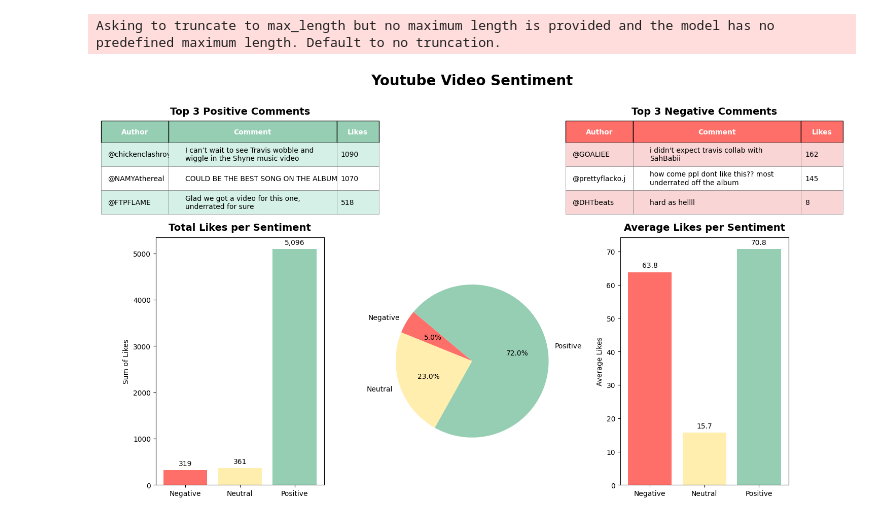
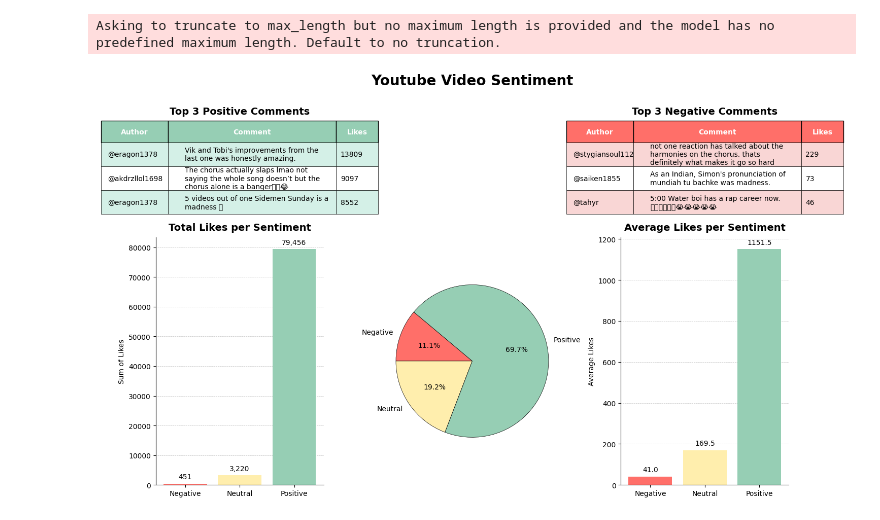
Before and after one commit to ArrafMelon/Youtube-Video-Sentiment, a Jupyter notebook: src/utils/graph.ipynb, the cells around one changed output. Cells and saved outputs as stored; diff of their text form; code cells hidden in the pictures.

Commit message:
changes in graph

```diff
--- a/src/utils/graph.ipynb
+++ b/src/utils/graph.ipynb
@@ -1,6 +0,0 @@
-# %%
-import sentimentScore
-
-df = sentimentScore.get_score("M5iHI0nsVZc")
-# %% [output]
-Asking to truncate to max_length but no maximum length is provided and the model has no predefined maximum length. Default to no truncation.
@@ -14,6 +7,9 @@ import pandas as pd
 import matplotlib.gridspec as gridspec
 from textwrap import wrap
 # %%
+df = sentimentScore.get_score("9W5hNKsSWlg")
+df = df.rename(columns={'Number of Likes': 'Likes'})
+
 # Pie chart data
 sentiment_counts = df['Predicted_class'].value_counts().sort_index()
 sentiment_labels = ['Negative', 'Neutral', 'Positive']
@@ -33,7 +29,6 @@ top_neg['Comment'] = wrap_comments(top_neg['Comment'])
 fig = plt.figure(figsize=(15, 10))
 gs = fig.add_gridspec(4, 3, height_ratios=[0.5, 1, 1, 2])
 
-# Main big title at the top spanning all columns
 fig.suptitle("Youtube Video Sentiment", fontsize=20, fontweight='bold', y=0.85)
 
 def prettify_table(ax, data, title, header_color, row_colors):
@@ -56,56 +51,60 @@ def prettify_table(ax, data, title, header_color, row_colors):
         else:
             cell.set_facecolor(row_colors[(row - 1) % len(row_colors)])
             cell.set_linewidth(0.5)
-            cell.set_edgecolor('gray')
+            cell.set_edgecolor('black')
             if col == 2:
                 cell._loc = 'center'
             else:
                 cell._loc = 'left'
 
     table.scale(1, 3)
-    # Move title a bit up so it's above the table nicely
     ax.set_title(title, fontsize=14, pad=25, fontweight="bold")
     return table
 
-# Top Positive Comments Table moved to second row, first col
 ax_pos = fig.add_subplot(gs[1, 0])
 prettify_table(ax_pos, top_pos, "Top 3 Positive Comments", header_color='#96ceb4', row_colors=['#d4f0e7', 'white'])
 
-# Top Negative Comments Table moved to second row, third col
 ax_neg = fig.add_subplot(gs[1, 2])
 prettify_table(ax_neg, top_neg, "Top 3 Negative Comments", header_color='#ff6f69', row_colors=['#f9d6d5', 'white'])
 
-# Calculate sum of likes per sentiment class
+# Sum of likes per class
 likes_sum = df.groupby('Predicted_class')['Likes'].sum().reindex([0,1,2])
-# Convert to labels order
-
 likes_sum = likes_sum.fillna(0)
 
-# Sum of likes per class
 ax_bar = fig.add_subplot(gs[2:, 0])
 ax_bar.bar(sentiment_labels, likes_sum, color=colors)
 ax_bar.set_title("Total Likes per Sentiment", fontsize=14, fontweight="bold",pad="10")
 ax_bar.set_ylabel("Sum of Likes")
+ax_bar.grid(True, which='both', axis='y', color='grey', linestyle='--', linewidth=0.5, alpha=0.5)
+ax_bar.set_axisbelow(True)
+ax_bar.spines['top'].set_visible(False)
+ax_bar.spines['right'].set_visible(False)
 max_likes = likes_sum.max()
 for i, total_likes in enumerate(likes_sum):
     ax_bar.text(i, total_likes + max_likes*0.02, f"{total_likes:,}", ha='center', fontsize=10)
 
+# Average likes per class
 likes_avg = df.groupby('Predicted_class')['Likes'].mean().reindex([0,1,2]).fillna(0)
-# Average likes per class
+
 ax_avg = fig.add_subplot(gs[2:, 2])
 ax_avg.bar(sentiment_labels, likes_avg, color=colors)
 ax_avg.set_title("Average Likes per Sentiment", fontsize=14, fontweight='bold',pad="10")
 ax_avg.set_ylabel("Average Likes")
+ax_avg.grid(True, which='both', axis='y', color='grey', linestyle='--', linewidth=0.5, alpha=0.5)
+ax_avg.set_axisbelow(True)
+ax_avg.spines['top'].set_visible(False)
+ax_avg.spines['right'].set_visible(False)
 max_avg = likes_avg.max()
 for i, avg_likes in enumerate(likes_avg):
     ax_avg.text(i, avg_likes + max_avg*0.02, f"{avg_likes:.1f}", ha='center', fontsize=10)
 
-# Pie chart now on rows 2 and 3, column 1 (middle bottom big block)
 ax_pie = fig.add_subplot(gs[2:, 1])
-ax_pie.pie(sentiment_counts, labels=sentiment_labels, colors=colors, autopct='%1.1f%%', startangle=140)
-ax_pie.axis('equal')  # keep circle shape
+ax_pie.pie(sentiment_counts, labels=sentiment_labels, colors=colors, autopct='%1.1f%%', startangle=140,
+                                      wedgeprops={'edgecolor': 'black', 'linewidth': 0.5})
+ax_pie.axis('equal')
 
-plt.tight_layout(rect=[0, 0, 1, 0.93])  # leave space for suptitle
+plt.tight_layout(rect=[0, 0, 1, 0.93])
 plt.show()
 # %% [output]
+Asking to truncate to max_length but no maximum length is provided and the model has no predefined maximum length. Default to no truncation.
-[figure, old version]
+[figure, new version]
```
Also changed, not shown: parts of 3 cells of this notebook.
